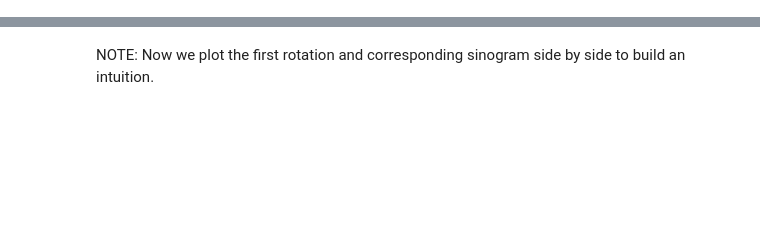
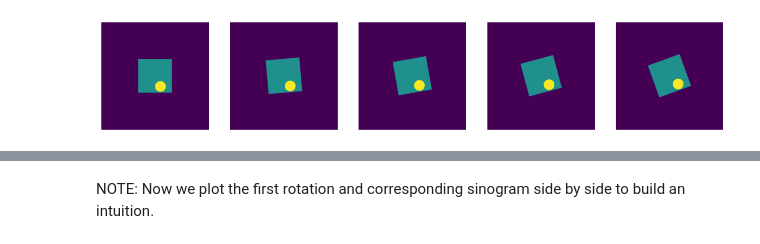
Before and after one commit to sarkarchandan/ct_alternative_pipeline, a Jupyter notebook: 2_tomography_reconstruction.ipynb, the cells around one changed output, grey strips where cells are left out. Saved outputs shown, nothing was run; the diff lists cells and outputs as text; code cells hidden in the pictures; blank space fills up the shorter version.

```diff
--- a/2_tomography_reconstruction.ipynb
+++ b/2_tomography_reconstruction.ipynb
@@ -104,0 +44,6 @@ sinograms.shape
+# %%
+# Plot our abstract object dataset
+generator: DataGenerator = DataGenerator.from_config()
+generator.plot_samples()
+# %% [output]
+[figure, added]
```
Also changed, not shown: parts of 32 cells of this notebook, 6 other files.
